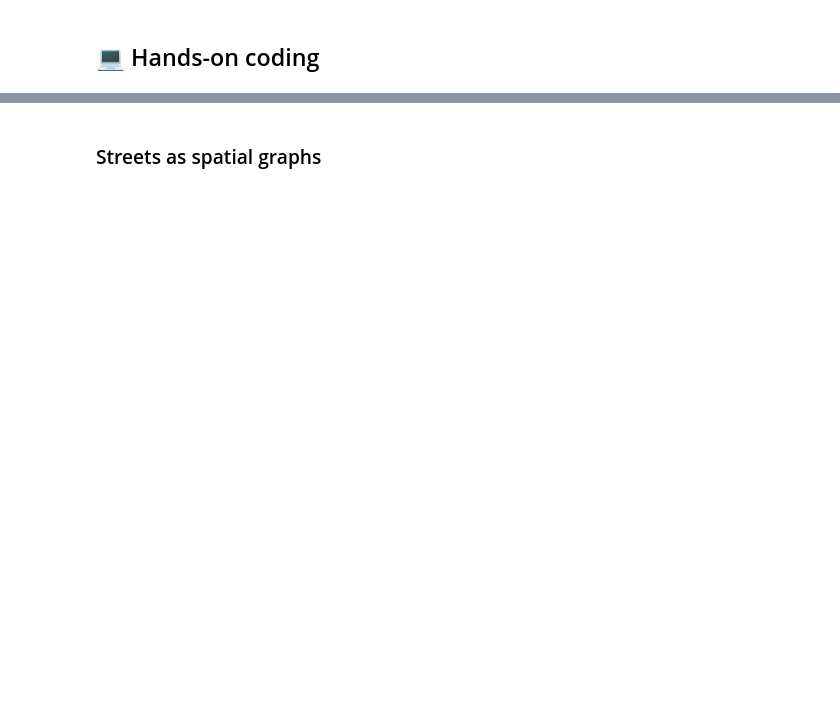
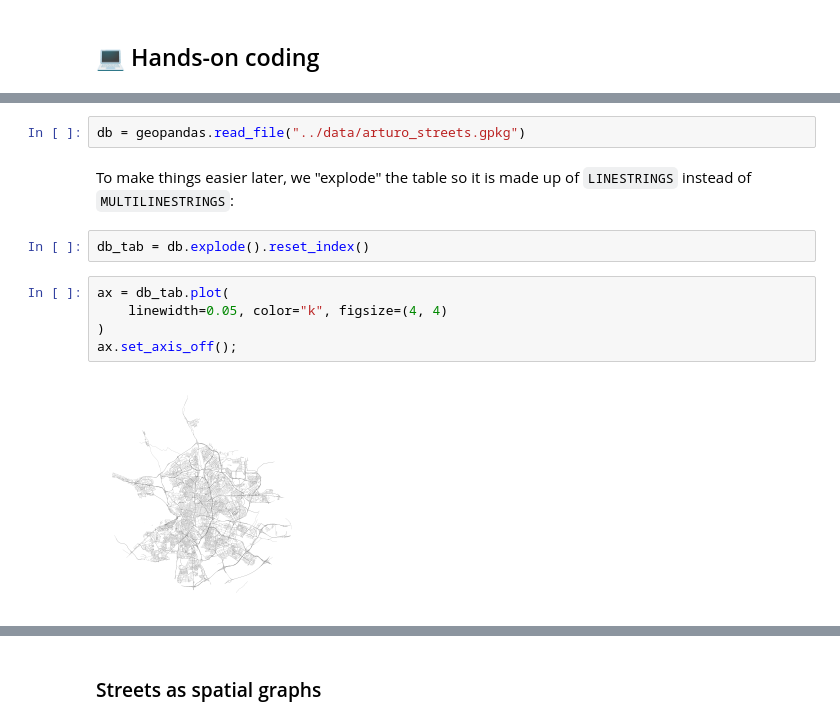
Before and after one commit to darribas/gds4ae, a Jupyter notebook: content/notebooks/07-Spatial_networks.ipynb, the cells around one changed output, grey strips where cells are left out. Cells and saved outputs as stored; diff of their text form; blank space fills up the shorter version.

```diff
--- a/content/notebooks/07-Spatial_networks.ipynb
+++ b/content/notebooks/07-Spatial_networks.ipynb
@@ -6,0 +44,13 @@
+# %%
+db = geopandas.read_file("../data/arturo_streets.gpkg")
+# %% [markdown]
+To make things easier later, we "explode" the table so it is made up of `LINESTRINGS` instead of `MULTILINESTRINGS`:
+# %%
+db_tab = db.explode().reset_index()
+# %%
+ax = db_tab.plot(
+    linewidth=0.05, color="k", figsize=(4, 4)
+)
+ax.set_axis_off();
+# %% [output]
+[figure, added]
```
Also changed, not shown: parts of 62 cells of this notebook, 2 other files.
